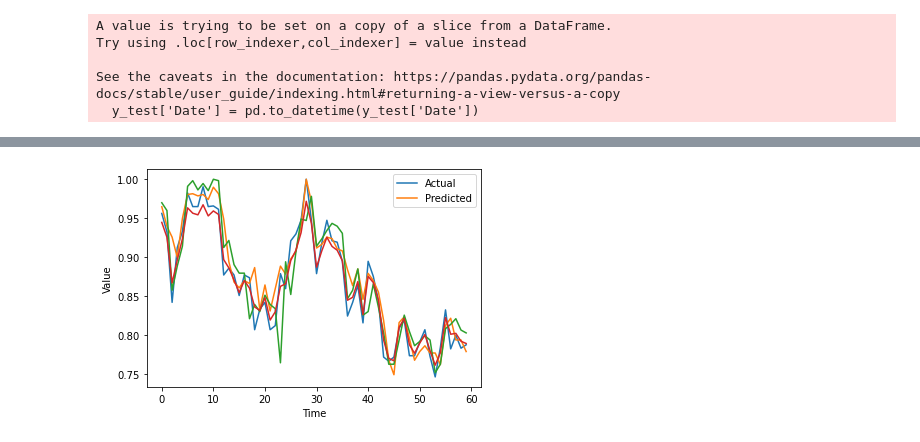
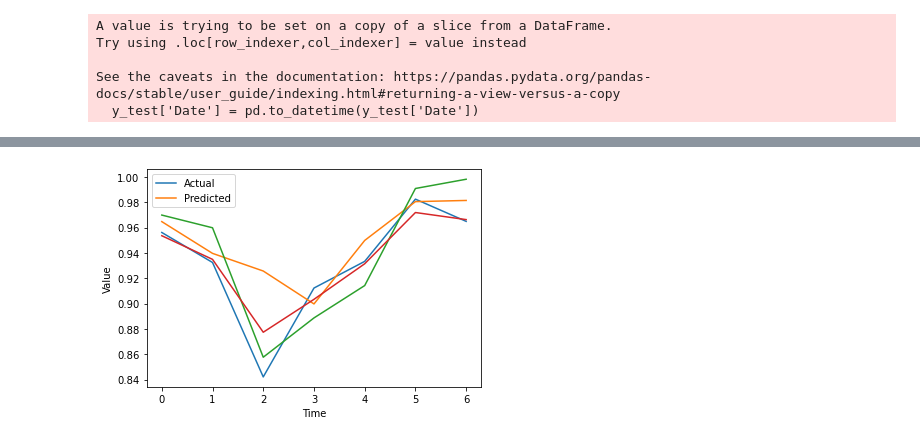
Before and after one commit to ibadrehman90/7gXDivmfsppWpWul, a Jupyter notebook: RNN.ipynb, the cells around one changed output, grey strips where cells are left out. Cells and saved outputs as stored; diff of their text form; code cells hidden in the pictures.

```diff
--- a/RNN.ipynb
+++ b/RNN.ipynb
@@ -66,0 +67,6 @@ train_data, val_data = train_test_split(remaining, test_size=0.1, random_state=4
+# %%
+# Spliting rest of the data between validation and training. Validation needs to be in between 1st Dec 2020 till 31st Dec 2020
+val_start_date = '2020-12-01'
+val_end_date = '2020-12-30'
+val_data = remaining.loc[(remaining['Date'] >= val_start_date) & (remaining['Date'] <= val_end_date)]
+train = remaining[~remaining.index.isin(val_data.index)]
@@ -67,6 +89,7 @@ train_data, val_data = train_test_split(remaining, test_size=0.1, random_state=4
 # %%
-x_train = train_data[['Date','Price','Open','High','Low']]
-x_train['Date'] = pd.to_datetime(train_data['Date'])
+# Making Date as the index for time series problem.
+x_train = train[['Date','Price','Open','High','Low']]
+x_train['Date'] = pd.to_datetime(train['Date'])
 x_train.set_index('Date', inplace=True)
 # %% [output]
 A value is trying to be set on a copy of a slice from a DataFrame.
@@ -151,7 +155,7 @@ model.add(layers.LSTM(32, return_sequences=False))
 model.add(layers.Dense(1))
 
 # Compile the model
-model.compile(optimizer='adam', loss='mean_squared_error')
+model.compile(optimizer='adam', loss='mean_absolute_error')
 # %%
 # Train the model
 history = model.fit(X_train, Y_train, epochs=50, batch_size=16, validation_data=(X_val, Y_val))
@@ -183,2 +193,5 @@ Test MSE: 0.0008380982908420265
 # %%
-predicted_values = model.predict(X_test)
+predicted_range = X_test[:7]
+predicted_values = model.predict(predicted_range)
+# predicted_range[0][0]
+difference = predicted_values - predicted_range[0][0]
@@ -185,13 +237,13 @@ predicted_values = model.predict(X_test)
 # %%
-plt.plot(X_test[:, :, 0])
-
+# plt.plot(X_test[:, :, 0])
+plt.plot(predicted_range[:, :, 0])
 # Plot the predicted values
 plt.plot(predicted_values)
 
 # Add legend and axis labels
 plt.legend(['Actual', 'Predicted'])
 plt.xlabel('Time')
 plt.ylabel('Value')
 plt.show()
 # %% [output]
-[figure, old version]
+[figure, new version]
```
Also changed, not shown: parts of 16 cells of this notebook, 1 other file.
